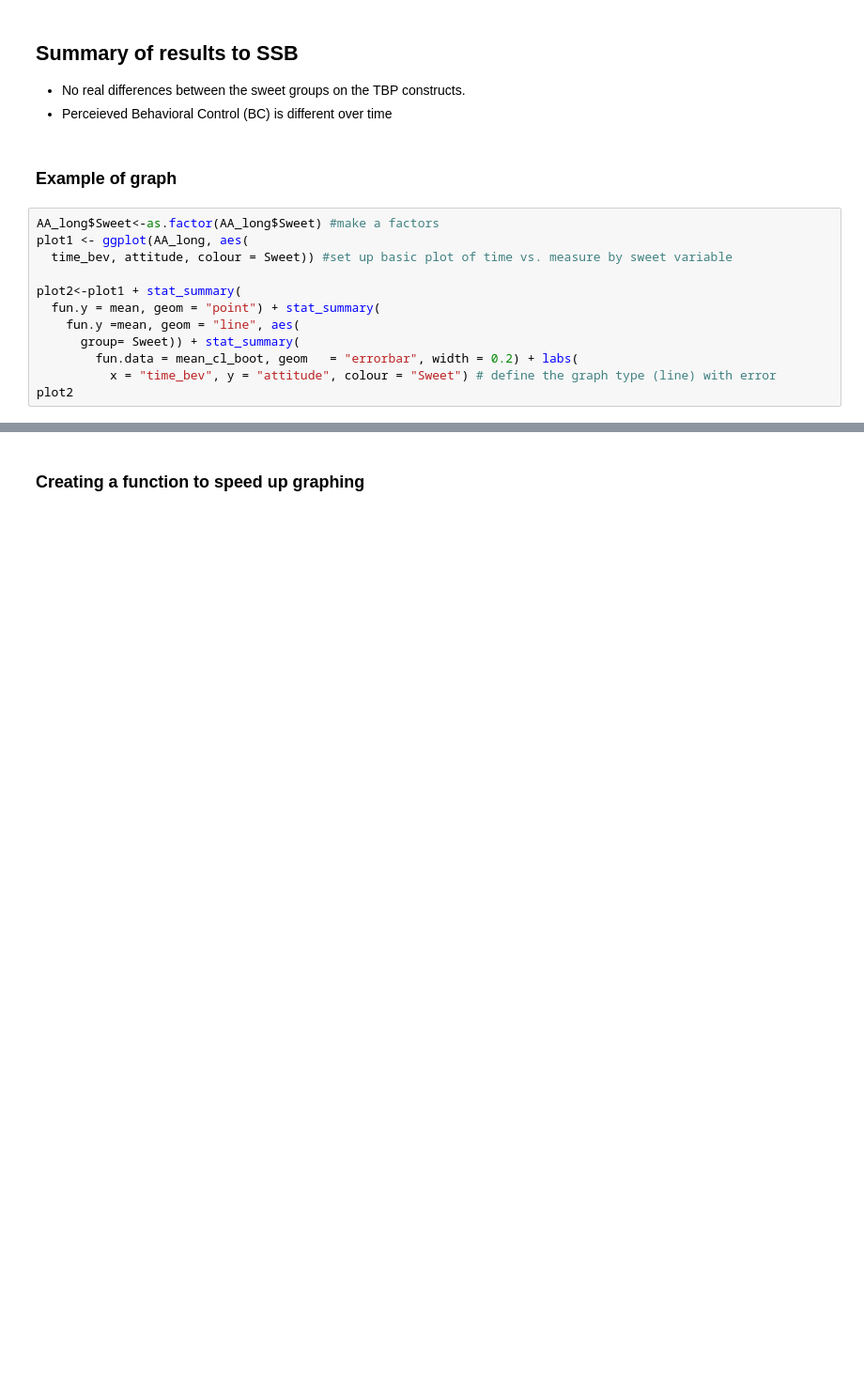
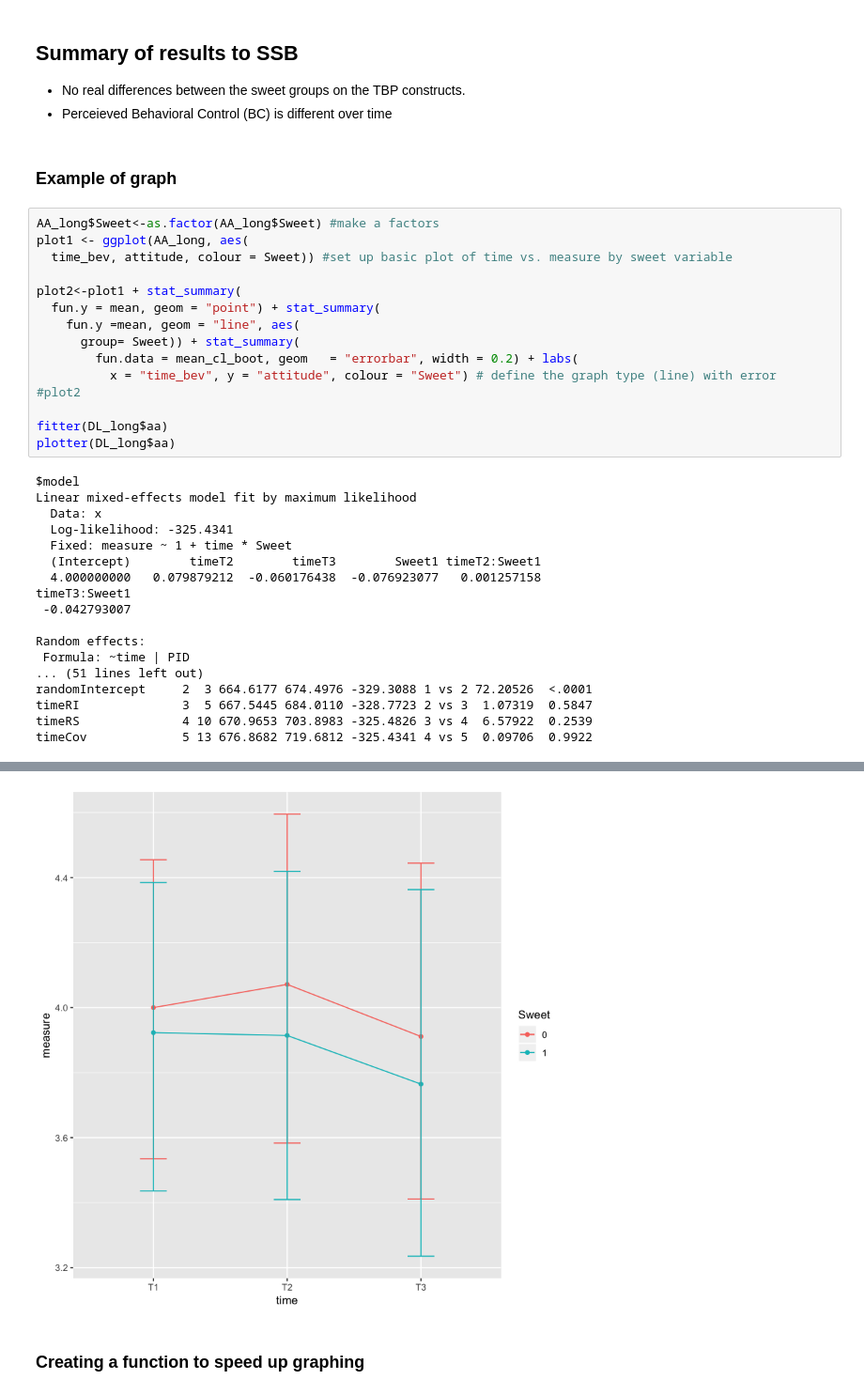
Before and after one commit to lbauert/TPBT, a Jupyter notebook: Lia_Analysis.ipynb, the cells around one changed output, grey strips where cells are left out. Shown at 94% size. Drawn from its saved outputs; the diff is of its cells as text; blank space fills up the shorter version.

Commit message:
fixed fitter

```diff
--- a/Lia_Analysis.ipynb
+++ b/Lia_Analysis.ipynb
@@ -590,4 +607,25 @@ plot2<-plot1 + stat_summary(
       group= Sweet)) + stat_summary(
         fun.data = mean_cl_boot, geom   = "errorbar", width = 0.2) + labs(
           x = "time_bev", y = "attitude", colour = "Sweet") # define the graph type (line) with error
-plot2
+#plot2
+
+fitter(DL_long$aa)
+plotter(DL_long$aa)
+# %% [output]
+$model
+Linear mixed-effects model fit by maximum likelihood
+  Data: x
+  Log-likelihood: -325.4341
+  Fixed: measure ~ 1 + time * Sweet
+  (Intercept)        timeT2        timeT3        Sweet1 timeT2:Sweet1
+  4.000000000   0.079879212  -0.060176438  -0.076923077   0.001257158
+timeT3:Sweet1
+ -0.042793007
+
+Random effects:
+ Formula: ~time | PID
+... (51 lines left out)
+randomIntercept     2  3 664.6177 674.4976 -329.3088 1 vs 2 72.20526  <.0001
+timeRI              3  5 667.5445 684.0110 -328.7723 2 vs 3  1.07319  0.5847
+timeRS              4 10 670.9653 703.8983 -325.4826 3 vs 4  6.57922  0.2539
+timeCov             5 13 676.8682 719.6812 -325.4341 4 vs 5  0.09706  0.9922
@@ -594,3 +636,4 @@ plot2
+[figure, added]
 # %% [markdown]
 ### Creating a function to speed up graphing
 # %%
```
Also changed, not shown: parts of 4 cells of this notebook, 1 other file.
